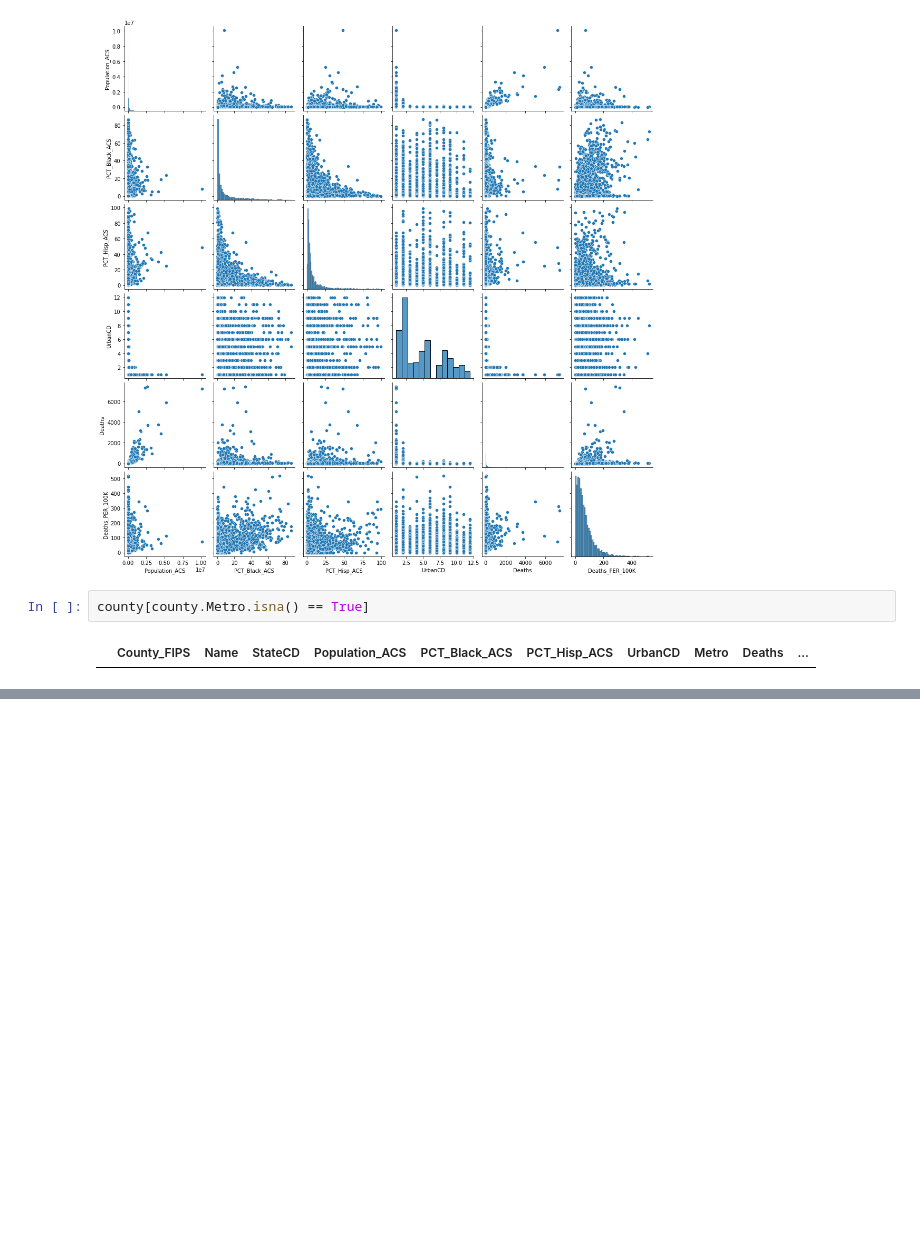
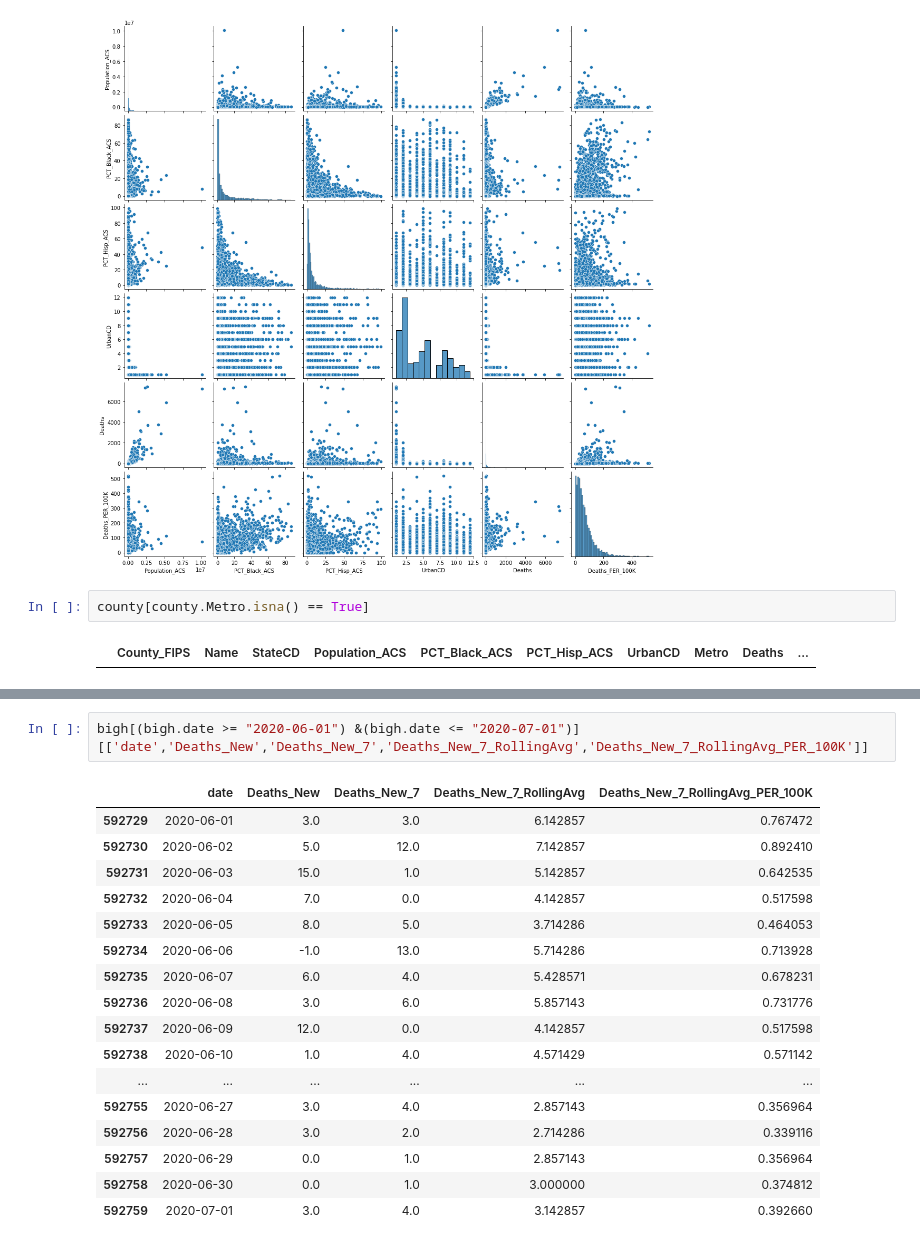
Before and after one commit to pballent/hia-covid, a Jupyter notebook: hia_covid_python_exploration/Combined_Data_Exploration.ipynb, the cells around one changed output, grey strips where cells are left out. Drawn from its saved outputs; the diff is of its cells as text; blank space fills up the shorter version.

```diff
--- a/hia_covid_python_exploration/Combined_Data_Exploration.ipynb
+++ b/hia_covid_python_exploration/Combined_Data_Exploration.ipynb
@@ -114,0 +140,20 @@ county[county.Metro.isna() == True]
+# %%
+bigh[(bigh.date >= "2020-06-01") &(bigh.date <= "2020-07-01")][['date','Deaths_New','Deaths_New_7','Deaths_New_7_RollingAvg','Deaths_New_7_RollingAvg_PER_100K']]
+# %% [output]
+|  | date | Deaths_New | Deaths_New_7 | Deaths_New_7_RollingAvg | Deaths_New_7_RollingAvg_PER_100K |
+| 592729 | 2020-06-01 | 3.0 | 3.0 | 6.142857 | 0.767472 |
+| 592730 | 2020-06-02 | 5.0 | 12.0 | 7.142857 | 0.892410 |
+| 592731 | 2020-06-03 | 15.0 | 1.0 | 5.142857 | 0.642535 |
+| 592732 | 2020-06-04 | 7.0 | 0.0 | 4.142857 | 0.517598 |
+| 592733 | 2020-06-05 | 8.0 | 5.0 | 3.714286 | 0.464053 |
+| 592734 | 2020-06-06 | -1.0 | 13.0 | 5.714286 | 0.713928 |
+| 592735 | 2020-06-07 | 6.0 | 4.0 | 5.428571 | 0.678231 |
+| 592736 | 2020-06-08 | 3.0 | 6.0 | 5.857143 | 0.731776 |
+| 592737 | 2020-06-09 | 12.0 | 0.0 | 4.142857 | 0.517598 |
+| 592738 | 2020-06-10 | 1.0 | 4.0 | 4.571429 | 0.571142 |
+| ... | ... | ... | ... | ... | ... |
+| 592755 | 2020-06-27 | 3.0 | 4.0 | 2.857143 | 0.356964 |
+| 592756 | 2020-06-28 | 3.0 | 2.0 | 2.714286 | 0.339116 |
+| 592757 | 2020-06-29 | 0.0 | 1.0 | 2.857143 | 0.356964 |
+| 592758 | 2020-06-30 | 0.0 | 1.0 | 3.000000 | 0.374812 |
+| 592759 | 2020-07-01 | 3.0 | 4.0 | 3.142857 | 0.392660 |
```
Also changed, not shown: parts of 16 cells of this notebook, 1 other file.
